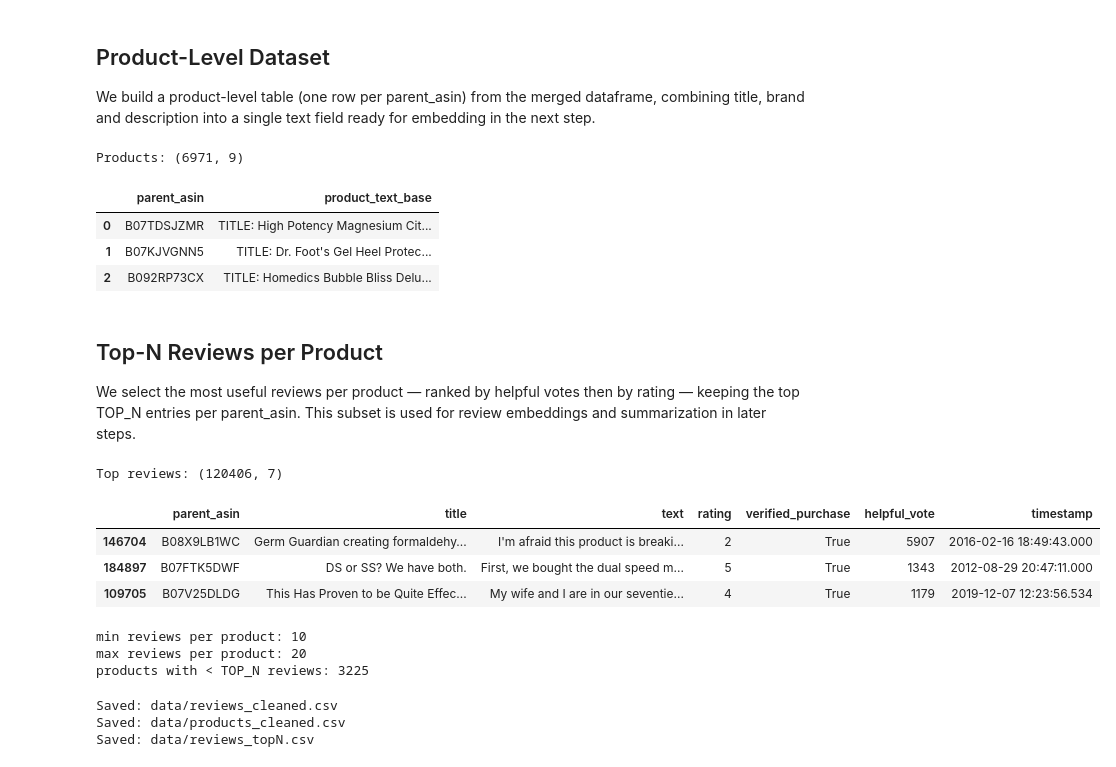
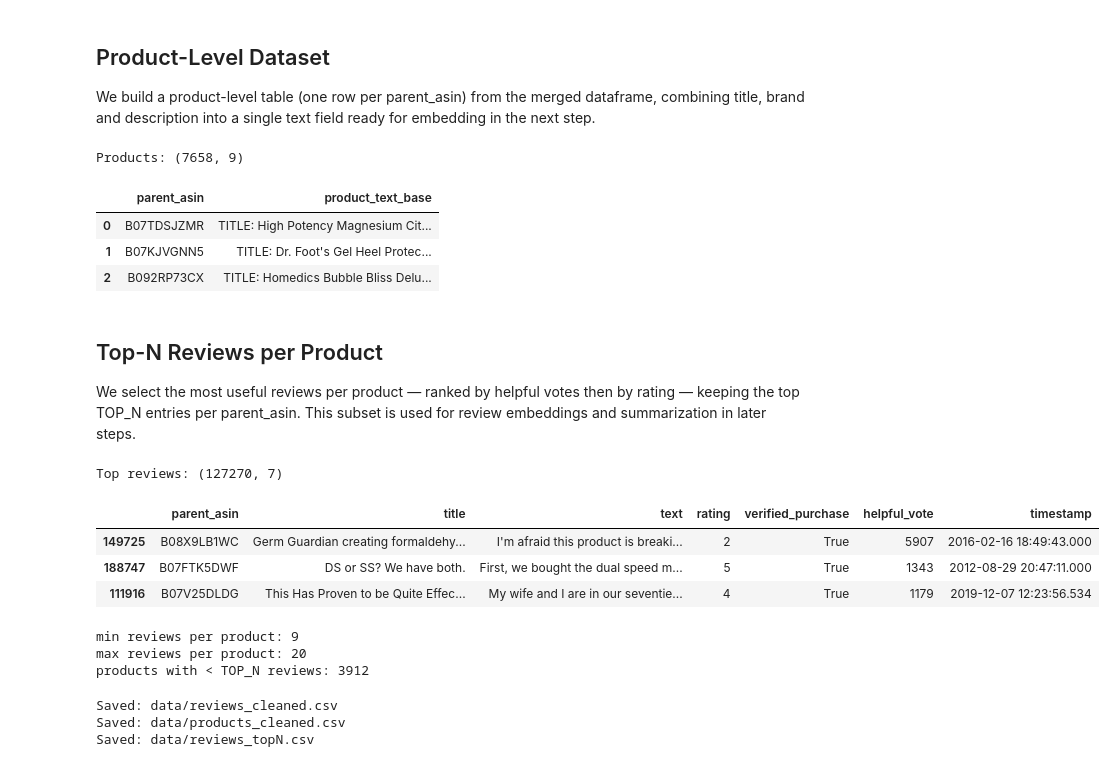
Before and after one commit to FilippoNannucci/DiscoverAI, a Jupyter notebook: 01_Data_Ingestion_Cleaning.ipynb, the cells around one changed output. Drawn from its saved outputs; the diff is of its cells as text; code cells hidden in the pictures.

Commit message:
Modified the threshold for TOP_N, removede redondand cells and dropped not useful columns

```diff
--- a/01_Data_Ingestion_Cleaning.ipynb
+++ b/01_Data_Ingestion_Cleaning.ipynb
@@ -114,6 +105,11 @@ review_missing = df_review.isna().mean().sort_values(ascending=False)
 
 print("Meta missing ratio (clean):\n", meta_missing.head(20))
 print("\nReview missing ratio (clean):\n", review_missing.head(20))
+
+# Drop columns that are 100% NaN
+cols_all_nan = [col for col in df_meta.columns if df_meta[col].isna().all()]
+print(f"\nDropping 100% NaN columns: {cols_all_nan}")
+df_meta.drop(columns=cols_all_nan, inplace=True)
 # %% [output]
 Meta missing ratio (clean):
  categories         1.000000
@@ -139,7 +135,7 @@ We only keep verified purchases and products with more than 10 reviews to avoid
 # %%
 # Keeping only verified purchases
 print(f"Reviews before verified filter: {len(df_review)}")
-df_review = df_review[df_review["verified_purchase"] == True].copy()
+df_review = df_review[df_review["verified_purchase"]].copy()
 print(f"Reviews after verified filter:  {len(df_review)}")
 # %% [output]
 Reviews before verified filter: 494121
@@ -149,7 +145,7 @@ Reviews after verified filter:  445072
 MIN_REVIEWS = 10
 
 review_counts = df_review.groupby("parent_asin").size()
-valid_asins = review_counts[review_counts > MIN_REVIEWS].index
+valid_asins = review_counts[review_counts >= MIN_REVIEWS].index
 
 print(f"Unique products before filter: {df_review['parent_asin'].nunique()}")
 df_review = df_review[df_review["parent_asin"].isin(valid_asins)].copy()
@@ -254,9 +250,7 @@ Columns: ['rating', 'title', 'text', 'images', 'asin', 'parent_asin', 'user_id',
 
 We build a product-level table (one row per parent_asin) from the merged dataframe, combining title, brand and description into a single text field ready for embedding in the next step.
 # %%
-# --- Daniele: Product-level table (1 row per parent_asin) ---
-
-# metadati unici per prodotto (dopo merge)
+# Product-level table (1 row per parent_asin)
 meta_unique_cols = [
     "parent_asin", "product_title", "brand", "description_clean",
     "product_avg_rating", "product_rating_count", "price", "store"
@@ -265,14 +259,14 @@ meta_unique_cols = [c for c in meta_unique_cols if c in df.columns]
 
 products_df = df[meta_unique_cols].drop_duplicates("parent_asin").copy()
 
-# testo base per embedding prodotti (Step 2)
+# Build a single text field combining title, brand and description (used for embeddings in Step 2)
 def build_product_text(row):
     parts = []
-    if "product_title" in row and pd.notna(row["product_title"]):
+    if pd.notna(row.get("product_title")):
         parts.append(f"TITLE: {row['product_title']}")
-    if "brand" in row and pd.notna(row["brand"]):
+    if pd.notna(row.get("brand")):
         parts.append(f"BRAND: {row['brand']}")
-    if "description_clean" in row and pd.notna(row["description_clean"]):
+    if pd.notna(row.get("description_clean")):
         parts.append(f"DESCRIPTION: {row['description_clean']}")
     return "\n".join(parts)
 
@@ -281,7 +275,7 @@ products_df["product_text_base"] = products_df.apply(build_product_text, axis=1)
 print("Products:", products_df.shape)
 products_df[["parent_asin", "product_text_base"]].head(3)
 # %% [output]
-Products: (6971, 9)
+Products: (7658, 9)
 |  | parent_asin | product_text_base |
 | 0 | B07TDSJZMR | TITLE: High Potency Magnesium Cit... |
 | 1 | B07KJVGNN5 | TITLE: Dr. Foot's Gel Heel Protec... |
@@ -291,45 +285,39 @@ Products: (6971, 9)
 
 We select the most useful reviews per product — ranked by helpful votes then by rating — keeping the top TOP_N entries per parent_asin. This subset is used for review embeddings and summarization in later steps.
 # %%
-# --- Daniele2: Select top-N useful reviews per product ---
+# Select top-N most useful reviews per product, Ranked by helpful_vote, then by rating
+TOP_N = 20
 
-TOP_N = 20  # puoi cambiare a 5/15/20
 review_cols = ["parent_asin", "title", "text", "rating", "verified_purchase", "helpful_vote", "timestamp"]
 review_cols = [c for c in review_cols if c in df.columns]
 
 reviews_df = df[review_cols].copy()
-
-# helpful_vote può essere NaN
-if "helpful_vote" in reviews_df.columns:
-    reviews_df["helpful_vote"] = reviews_df["helpful_vote"].fillna(0)
-
-# testo review già pulito: usiamo 'text'
+reviews_df["helpful_vote"] = reviews_df["helpful_vote"].fillna(0)
 reviews_df["text"] = reviews_df["text"].fillna("").astype(str).str.strip()
 reviews_df = reviews_df[reviews_df["text"].str.len() > 0]
 
-# ranking: helpful_vote desc, poi rating desc (se esiste)
 sort_cols = [c for c in ["helpful_vote", "rating"] if c in reviews_df.columns]
-reviews_df = reviews_df.sort_values(sort_cols, ascending=[False]*len(sort_cols))
+reviews_df = reviews_df.sort_values(sort_cols, ascending=[False] * len(sort_cols))
 
 reviews_top_df = reviews_df.groupby("parent_asin", as_index=False).head(TOP_N).copy()
 
 print("Top reviews:", reviews_top_df.shape)
 reviews_top_df.head(3)
 # %% [output]
-Top reviews: (120406, 7)
+Top reviews: (127270, 7)
 |  | parent_asin | title | text | rating | verified_purchase | helpful_vote | timestamp |
-| 146704 | B08X9LB1WC | Germ Guardian creating formaldehy... | I'm afraid this product is breaki... | 2 | True | 5907 | 2016-02-16 18:49:43.000 |
-| 184897 | B07FTK5DWF | DS or SS? We have both. | First, we bought the dual speed m... | 5 | True | 1343 | 2012-08-29 20:47:11.000 |
-| 109705 | B07V25DLDG | This Has Proven to be Quite Effec... | My wife and I are in our seventie... | 4 | True | 1179 | 2019-12-07 12:23:56.534 |
+| 149725 | B08X9LB1WC | Germ Guardian creating formaldehy... | I'm afraid this product is breaki... | 2 | True | 5907 | 2016-02-16 18:49:43.000 |
+| 188747 | B07FTK5DWF | DS or SS? We have both. | First, we bought the dual speed m... | 5 | True | 1343 | 2012-08-29 20:47:11.000 |
+| 111916 | B07V25DLDG | This Has Proven to be Quite Effec... | My wife and I are in our seventie... | 4 | True | 1179 | 2019-12-07 12:23:56.534 |
 # %%
 counts = reviews_top_df.groupby("parent_asin").size()
 print("min reviews per product:", counts.min())
 print("max reviews per product:", counts.max())
 print("products with < TOP_N reviews:", (counts < TOP_N).sum())
 # %% [output]
-min reviews per product: 10
+min reviews per product: 9
 max reviews per product: 20
-products with < TOP_N reviews: 3225
+products with < TOP_N reviews: 3912
 # %%
 # Saving the cleaned and merged dataset for the next steps
 df.to_csv("data/reviews_cleaned.csv", index=False)
```
Also changed, not shown: parts of 5 cells of this notebook.
